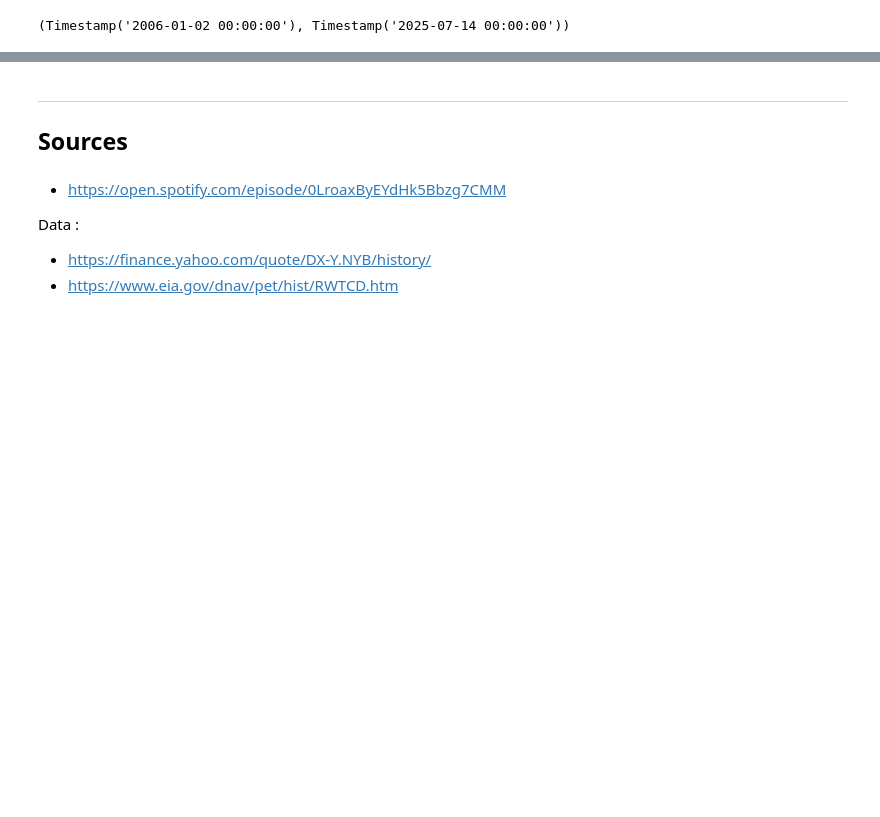
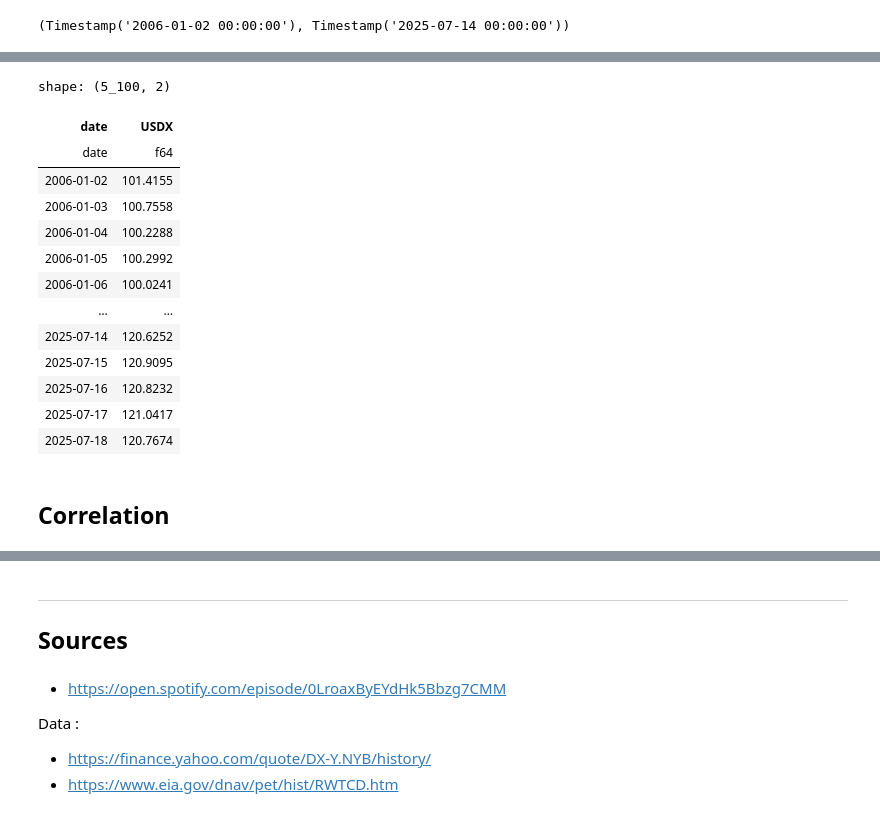
Before and after one commit to chataignault/irbackend, a Jupyter notebook: notebooks/WTI_DXY_correlation.ipynb, the cells around one changed output, grey strips where cells are left out. Drawn from its saved outputs; the diff is of its cells as text; code cells hidden in the pictures; blank space fills up the shorter version.

```diff
--- a/notebooks/WTI_DXY_correlation.ipynb
+++ b/notebooks/WTI_DXY_correlation.ipynb
@@ -174,0 +182,19 @@ ipx = {
+# %%
+pl.from_pandas(usdx.reset_index()).with_columns(pl.col("date").dt.date())
+# %% [output]
+shape: (5_100, 2)
+| date | USDX |
+| date | f64 |
+| 2006-01-02 | 101.4155 |
+| 2006-01-03 | 100.7558 |
+| 2006-01-04 | 100.2288 |
+| 2006-01-05 | 100.2992 |
+| 2006-01-06 | 100.0241 |
+| … | … |
+| 2025-07-14 | 120.6252 |
+| 2025-07-15 | 120.9095 |
+| 2025-07-16 | 120.8232 |
+| 2025-07-17 | 121.0417 |
+| 2025-07-18 | 120.7674 |
+# %% [markdown]
+## Correlation
```
Also changed, not shown: parts of 7 cells of this notebook.
